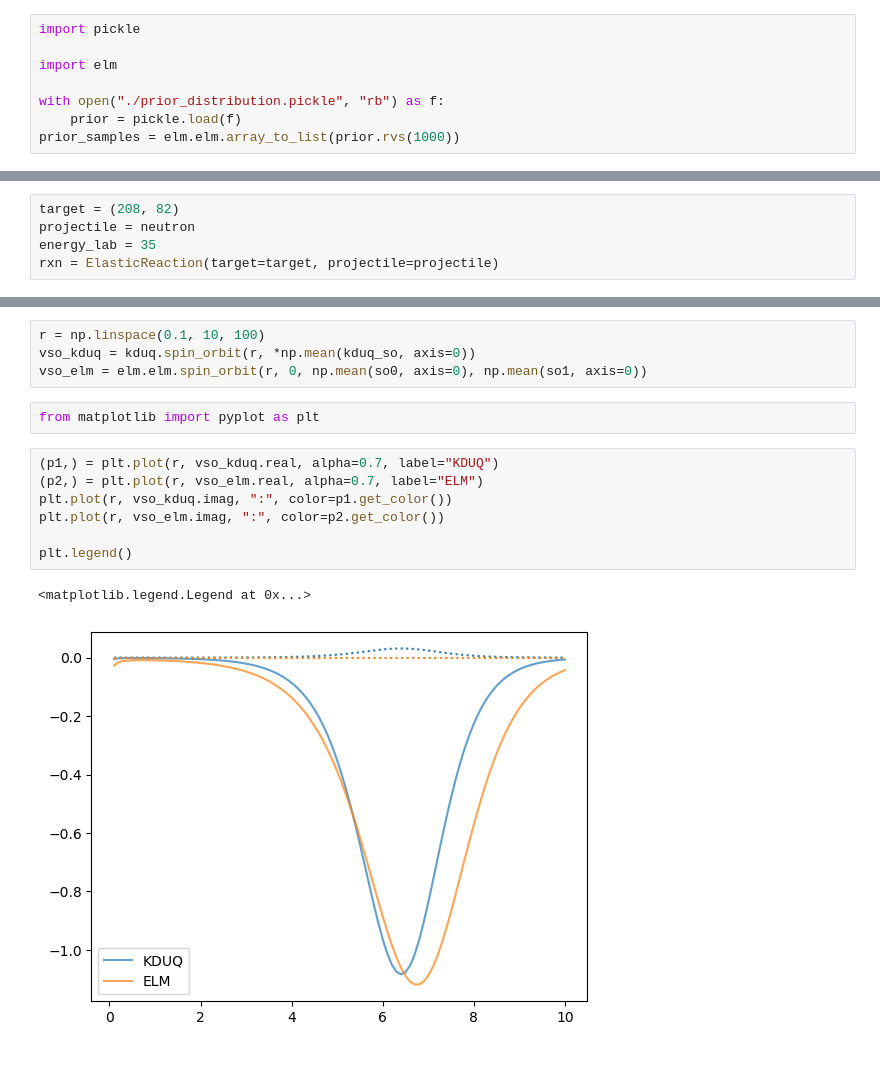
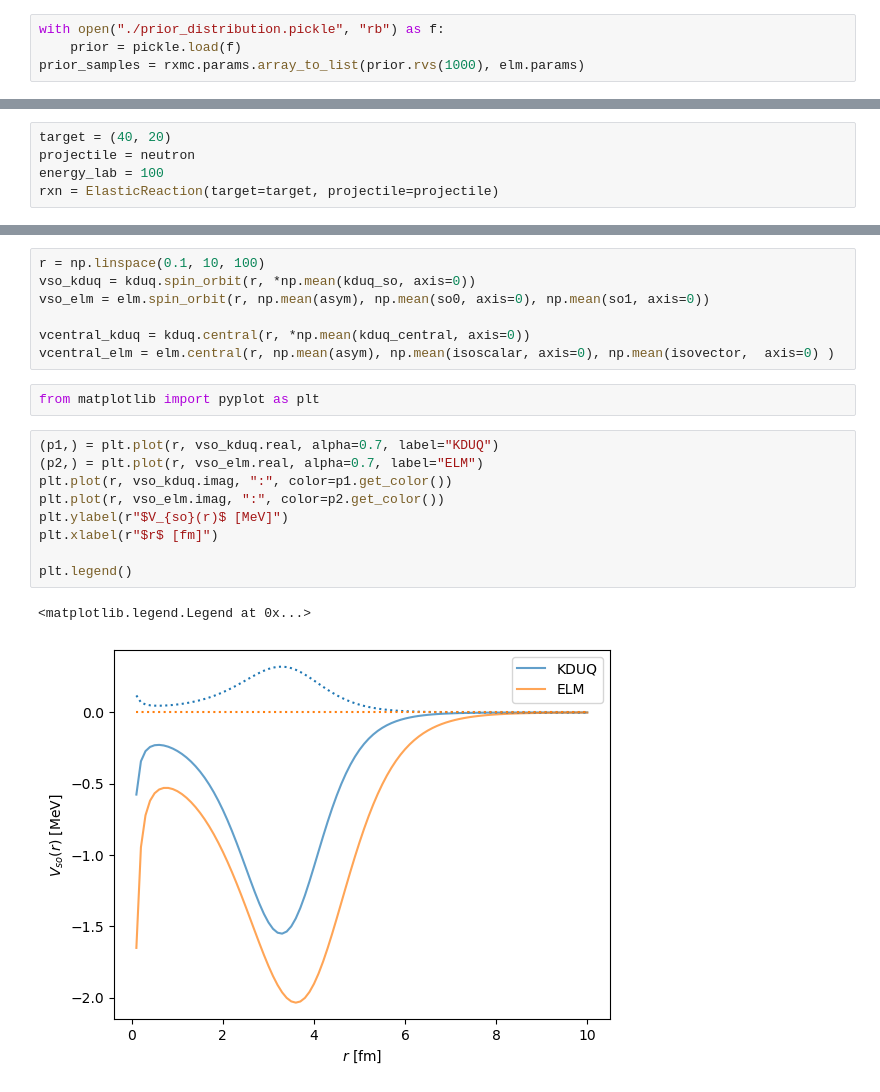
Before and after one commit to beykyle/elm, a Jupyter notebook: prior/does_this_prior_make_sense.ipynb, the cells around one changed output, grey strips where cells are left out. Cells and saved outputs as stored; diff of their text form; blank space fills up the shorter version.

```diff
--- a/prior/does_this_prior_make_sense.ipynb
+++ b/prior/does_this_prior_make_sense.ipynb
@@ -12,8 +17,4 @@ from jitr.optical_potentials import kduq
 # %%
-import pickle
-
-import elm
-
 with open("./prior_distribution.pickle", "rb") as f:
     prior = pickle.load(f)
-prior_samples = elm.elm.array_to_list(prior.rvs(1000))
+prior_samples = rxmc.params.array_to_list(prior.rvs(1000), elm.params)
@@ -22,7 +21,7 @@ Using database version X4-2024-12-31 located in: /home/kyle/db/exfor/unpack_exfo
 # %%
-target = (208, 82)
+target = (40, 20)
 projectile = neutron
-energy_lab = 35
+energy_lab = 100
 rxn = ElasticReaction(target=target, projectile=projectile)
 # %%
 kduq_samples = kduq.get_samples_federal(projectile)
@@ -115,16 +114,21 @@ np.float64(0.0)
 # %%
 r = np.linspace(0.1, 10, 100)
 vso_kduq = kduq.spin_orbit(r, *np.mean(kduq_so, axis=0))
-vso_elm = elm.elm.spin_orbit(r, 0, np.mean(so0, axis=0), np.mean(so1, axis=0))
+vso_elm = elm.spin_orbit(r, np.mean(asym), np.mean(so0, axis=0), np.mean(so1, axis=0))
+
+vcentral_kduq = kduq.central(r, *np.mean(kduq_central, axis=0))
+vcentral_elm = elm.central(r, np.mean(asym), np.mean(isoscalar, axis=0), np.mean(isovector,  axis=0) )
 # %%
 from matplotlib import pyplot as plt
 # %%
 (p1,) = plt.plot(r, vso_kduq.real, alpha=0.7, label="KDUQ")
 (p2,) = plt.plot(r, vso_elm.real, alpha=0.7, label="ELM")
 plt.plot(r, vso_kduq.imag, ":", color=p1.get_color())
 plt.plot(r, vso_elm.imag, ":", color=p2.get_color())
+plt.ylabel(r"$V_{so}(r)$ [MeV]")
+plt.xlabel(r"$r$ [fm]")
 
 plt.legend()
 # %% [output]
 <matplotlib.legend.Legend at 0x...>
-[figure, old version]
+[figure, new version]
```
Also changed, not shown: parts of 19 cells of this notebook, 7 other files.
